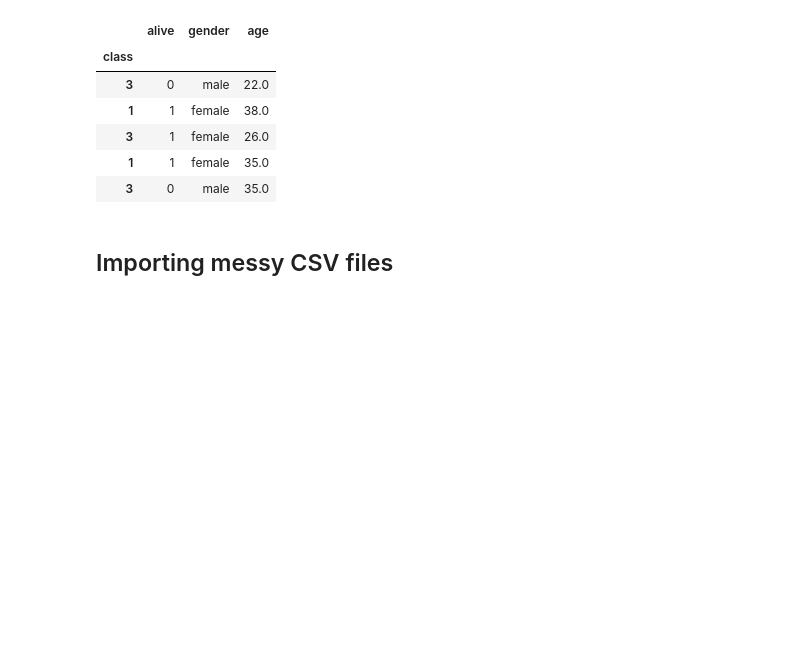
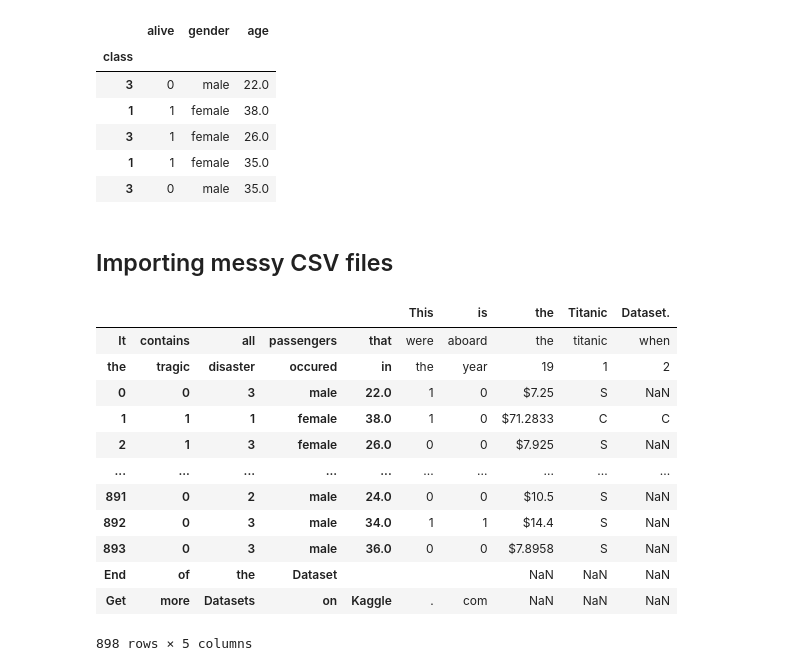
Before and after one commit to satenderlamba/Data-Science-with-Pandas, a Jupyter notebook: 2. Full Data Workflow A-Z/1. Importing Data/Importing Data.ipynb, the cells around one changed output. Saved outputs shown, nothing was run; the diff lists cells and outputs as text; code cells hidden in the pictures; blank space fills up the shorter version.

Commit message:
Importing messy data

```diff
--- a/2. Full Data Workflow A-Z/1. Importing Data/Importing Data.ipynb
+++ b/2. Full Data Workflow A-Z/1. Importing Data/Importing Data.ipynb
@@ -118,0 +121,16 @@ titanic.head()
+# %%
+pd.read_csv('titanic_raw.csv')  # messy data
+# %% [output]
+|  |  |  |  |  | This | is | the | Titanic | Dataset. |
+| It | contains | all | passengers | that | were | aboard | the | titanic | when |
+| the | tragic | disaster | occured | in | the | year | 19 | 1 | 2 |
+| 0 | 0 | 3 | male | 22.0 | 1 | 0 | $7.25 | S | NaN |
+| 1 | 1 | 1 | female | 38.0 | 1 | 0 | $71.2833 | C | C |
+| 2 | 1 | 3 | female | 26.0 | 0 | 0 | $7.925 | S | NaN |
+| ... | ... | ... | ... | ... | ... | ... | ... | ... | ... |
+| 891 | 0 | 2 | male | 24.0 | 0 | 0 | $10.5 | S | NaN |
+| 892 | 0 | 3 | male | 34.0 | 1 | 1 | $14.4 | S | NaN |
+| 893 | 0 | 3 | male | 36.0 | 0 | 0 | $7.8958 | S | NaN |
+| End | of | the | Dataset |  |  |  | NaN | NaN | NaN |
+| Get | more | Datasets | on | Kaggle | . | com | NaN | NaN | NaN |
+898 rows × 5 columns
```
Also changed, not shown: parts of 6 cells of this notebook, 1 other file.
